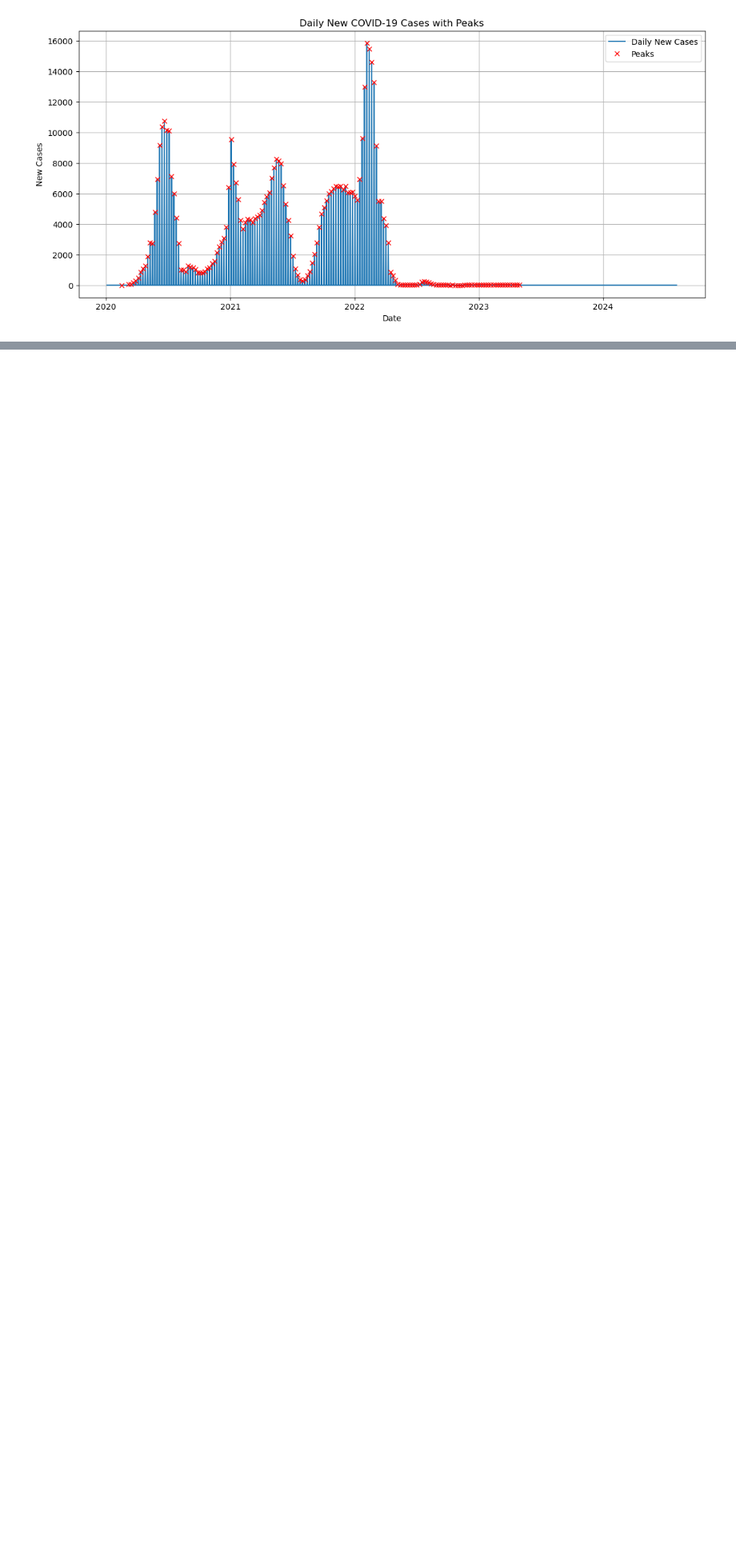
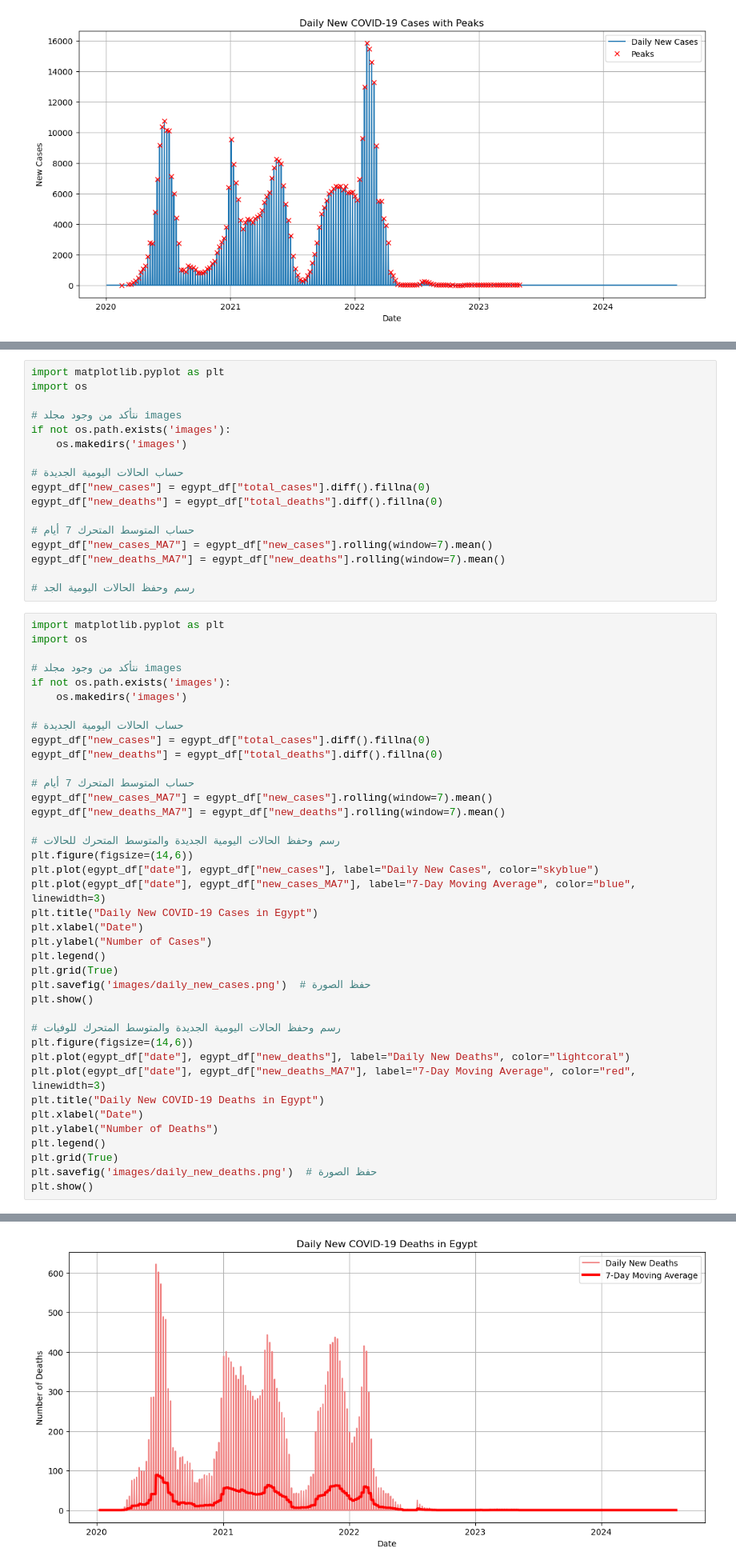
Before and after one commit to nottwinkes/covid19-analysis-egypt, a Jupyter notebook: covid_analysis.ipynb, the cells around one changed output, grey strips where cells are left out. Shown at 80% size. Drawn from its saved outputs; the diff is of its cells as text; blank space fills up the shorter version.

```diff
--- a/covid_analysis.ipynb
+++ b/covid_analysis.ipynb
@@ -350,0 +375,57 @@ plt.show()
+# %%
+import matplotlib.pyplot as plt
+import os
+
+# نتأكد من وجود مجلد images
+if not os.path.exists('images'):
+    os.makedirs('images')
+
+# حساب الحالات اليومية الجديدة
+egypt_df["new_cases"] = egypt_df["total_cases"].diff().fillna(0)
+egypt_df["new_deaths"] = egypt_df["total_deaths"].diff().fillna(0)
+
+# حساب المتوسط المتحرك 7 أيام
+egypt_df["new_cases_MA7"] = egypt_df["new_cases"].rolling(window=7).mean()
+egypt_df["new_deaths_MA7"] = egypt_df["new_deaths"].rolling(window=7).mean()
+
+# رسم وحفظ الحالات اليومية الجد
+# %%
+import matplotlib.pyplot as plt
+import os
+
+# نتأكد من وجود مجلد images
+if not os.path.exists('images'):
+    os.makedirs('images')
+
+# حساب الحالات اليومية الجديدة
+egypt_df["new_cases"] = egypt_df["total_cases"].diff().fillna(0)
+egypt_df["new_deaths"] = egypt_df["total_deaths"].diff().fillna(0)
+
+# حساب المتوسط المتحرك 7 أيام
+egypt_df["new_cases_MA7"] = egypt_df["new_cases"].rolling(window=7).mean()
+egypt_df["new_deaths_MA7"] = egypt_df["new_deaths"].rolling(window=7).mean()
+
+# رسم وحفظ الحالات اليومية الجديدة والمتوسط المتحرك للحالات
+plt.figure(figsize=(14,6))
+plt.plot(egypt_df["date"], egypt_df["new_cases"], label="Daily New Cases", color="skyblue")
+plt.plot(egypt_df["date"], egypt_df["new_cases_MA7"], label="7-Day Moving Average", color="blue", linewidth=3)
+plt.title("Daily New COVID-19 Cases in Egypt")
+plt.xlabel("Date")
+plt.ylabel("Number of Cases")
+plt.legend()
+plt.grid(True)
+plt.savefig('images/daily_new_cases.png')  # حفظ الصورة
+plt.show()
+
+# رسم وحفظ الحالات اليومية الجديدة والمتوسط المتحرك للوفيات
+plt.figure(figsize=(14,6))
+plt.plot(egypt_df["date"], egypt_df["new_deaths"], label="Daily New Deaths", color="lightcoral")
+plt.plot(egypt_df["date"], egypt_df["new_deaths_MA7"], label="7-Day Moving Average", color="red", linewidth=3)
+plt.title("Daily New COVID-19 Deaths in Egypt")
+plt.xlabel("Date")
+plt.ylabel("Number of Deaths")
+plt.legend()
+plt.grid(True)
+plt.savefig('images/daily_new_deaths.png')  # حفظ الصورة
+plt.show()
+# %% [output]
@@ -350,0 +433 @@ plt.show()
+[figure, added]
```
Also changed, not shown: parts of 3 cells of this notebook, 3 other files.
